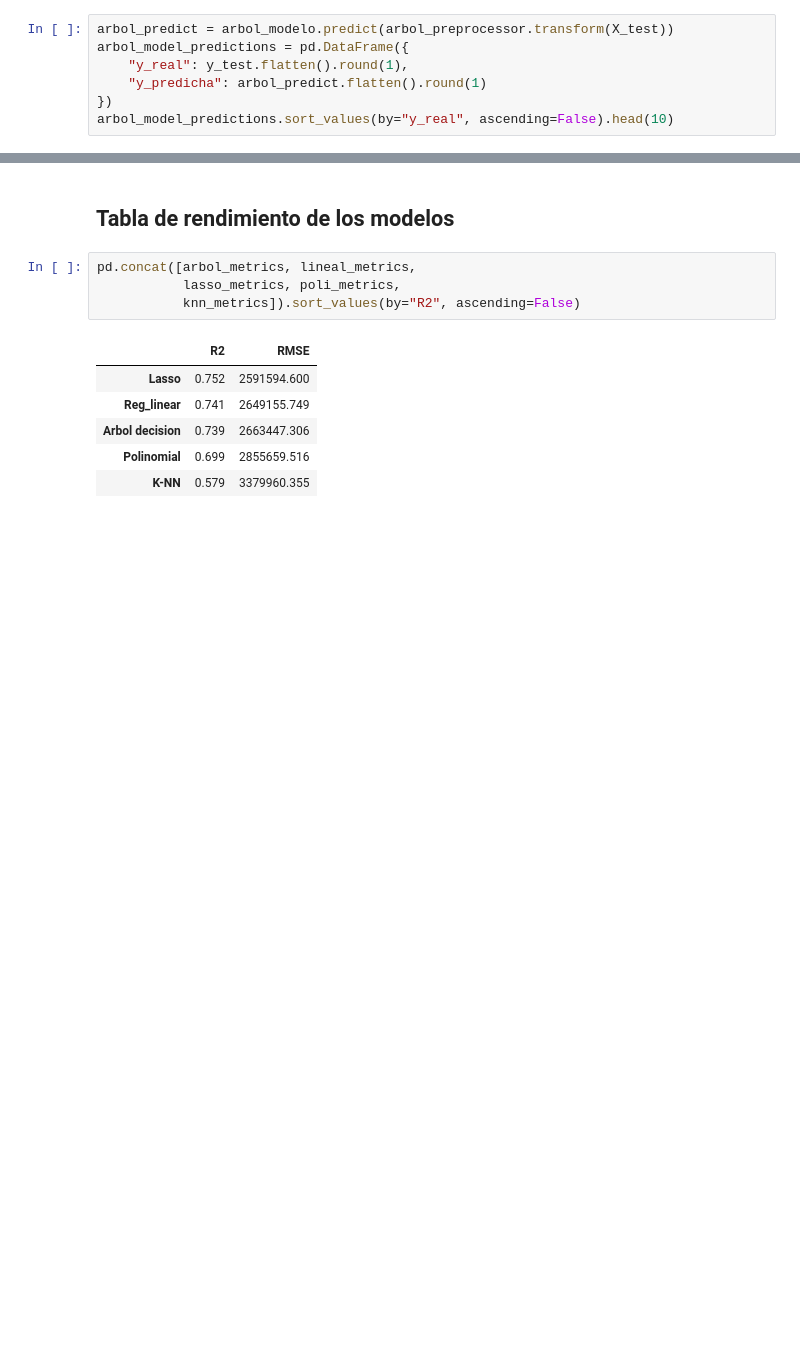
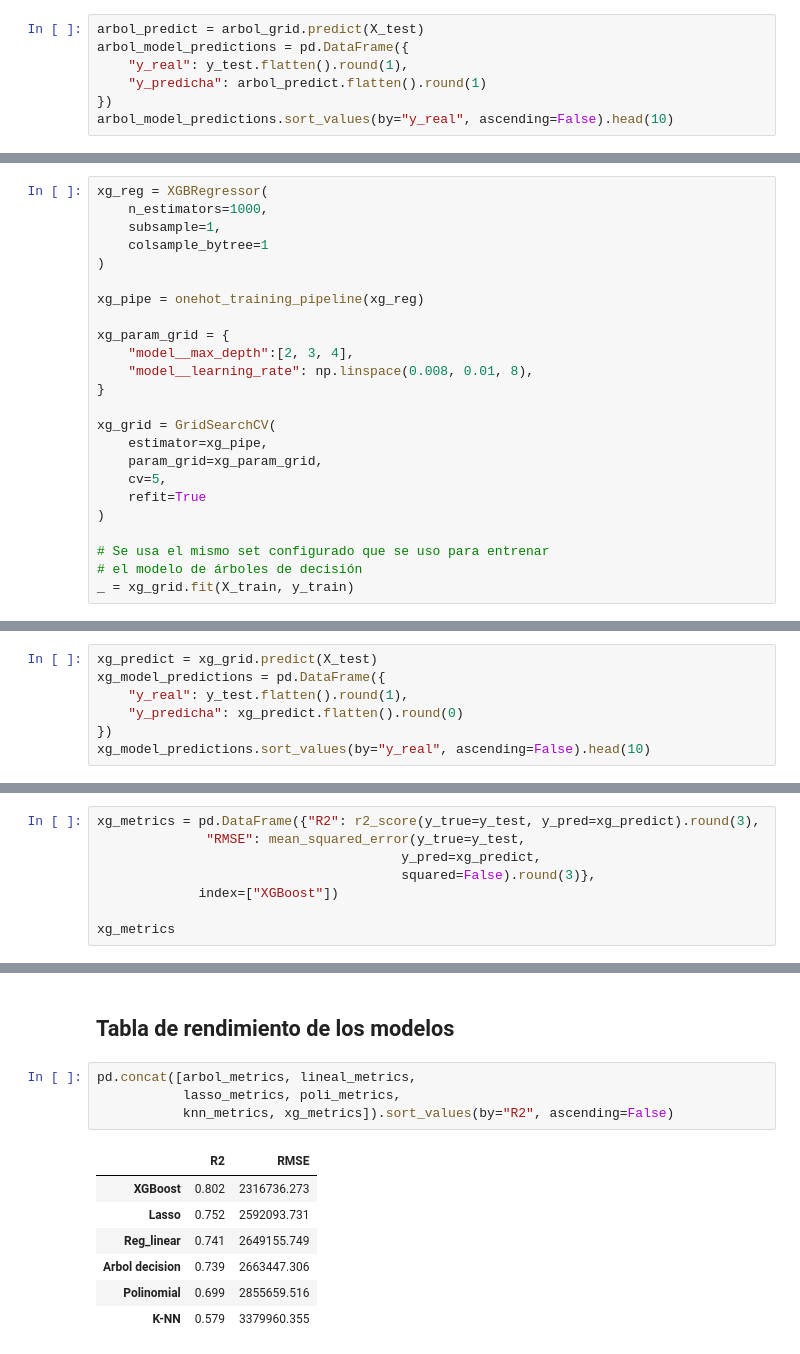
Before and after one commit to MarioRoFe/Prediccion-precios-inmobiliaria, a Jupyter notebook: notebooks/modelo.ipynb, the cells around one changed output, grey strips where cells are left out. Saved outputs shown, nothing was run; the diff lists cells and outputs as text; blank space fills up the shorter version.

Commit message:
Elección y almacenamiento del mejor modelo

```diff
--- a/notebooks/modelo.ipynb
+++ b/notebooks/modelo.ipynb
@@ -1149,7 +1133,7 @@ print(f"Cantidad de nodos terminales: {arbol_modelo.get_n_leaves()}")
 Profundidad del árbol: 20
 Cantidad de nodos terminales: 147
 # %%
-arbol_predict = arbol_modelo.predict(arbol_preprocessor.transform(X_test))
+arbol_predict = arbol_grid.predict(X_test)
 arbol_model_predictions = pd.DataFrame({
     "y_real": y_test.flatten().round(1),
     "y_predicha": arbol_predict.flatten().round(1)
@@ -1194,0 +1181,24 @@ arbol_metrics
+# %%
+xg_reg = XGBRegressor(
+    n_estimators=1000,
+    subsample=1,
+    colsample_bytree=1
+)
+
+xg_pipe = onehot_training_pipeline(xg_reg)
+
+xg_param_grid = {
+    "model__max_depth":[2, 3, 4],
+    "model__learning_rate": np.linspace(0.008, 0.01, 8),
+}
+
+xg_grid = GridSearchCV(
+    estimator=xg_pipe,
+    param_grid=xg_param_grid,
+    cv=5,
+    refit=True
+)
+
+# Se usa el mismo set configurado que se uso para entrenar
+# el modelo de árboles de decisión
+_ = xg_grid.fit(X_train, y_train)
@@ -1194,0 +1209,7 @@ arbol_metrics
+# %%
+xg_predict = xg_grid.predict(X_test)
+xg_model_predictions = pd.DataFrame({
+    "y_real": y_test.flatten().round(1),
+    "y_predicha": xg_predict.flatten().round(0)
+})
+xg_model_predictions.sort_values(by="y_real", ascending=False).head(10)
@@ -1194,0 +1242,8 @@ arbol_metrics
+# %%
+xg_metrics = pd.DataFrame({"R2": r2_score(y_true=y_test, y_pred=xg_predict).round(3),
+              "RMSE": mean_squared_error(y_true=y_test,
+                                       y_pred=xg_predict,
+                                       squared=False).round(3)},
+             index=["XGBoost"])
+
+xg_metrics
@@ -1197,10 +1255,11 @@ arbol_metrics
 # %%
 pd.concat([arbol_metrics, lineal_metrics,
            lasso_metrics, poli_metrics,
-           knn_metrics]).sort_values(by="R2", ascending=False)
+           knn_metrics, xg_metrics]).sort_values(by="R2", ascending=False)
 # %% [output]
 |  | R2 | RMSE |
-| Lasso | 0.752 | 2591594.600 |
+| XGBoost | 0.802 | 2316736.273 |
+| Lasso | 0.752 | 2592093.731 |
 | Reg_linear | 0.741 | 2649155.749 |
 | Arbol decision | 0.739 | 2663447.306 |
 | Polinomial | 0.699 | 2855659.516 |
```
Also changed, not shown: parts of 52 cells of this notebook, 12 other files.
